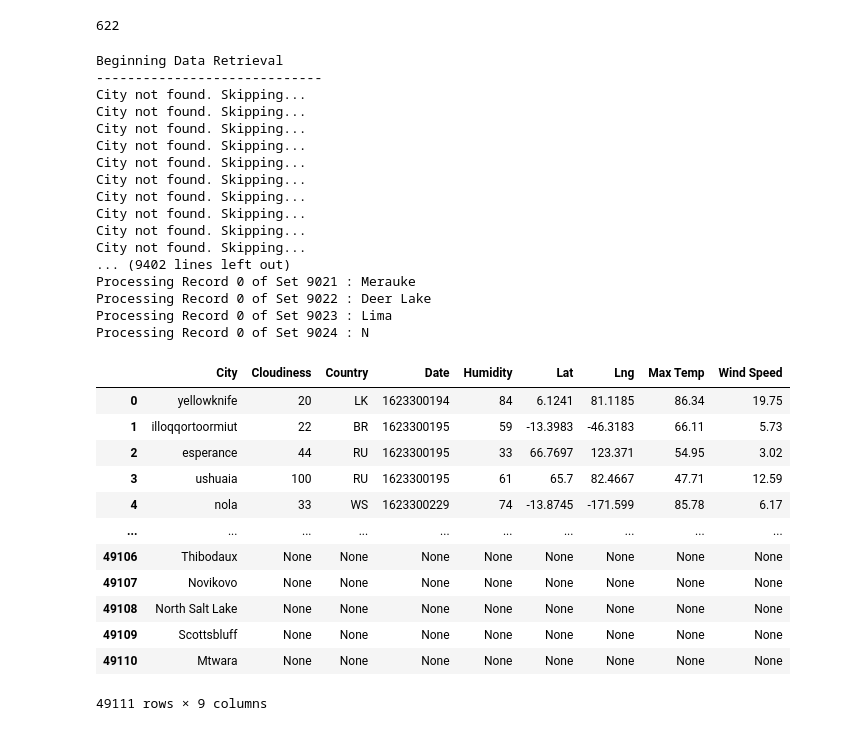
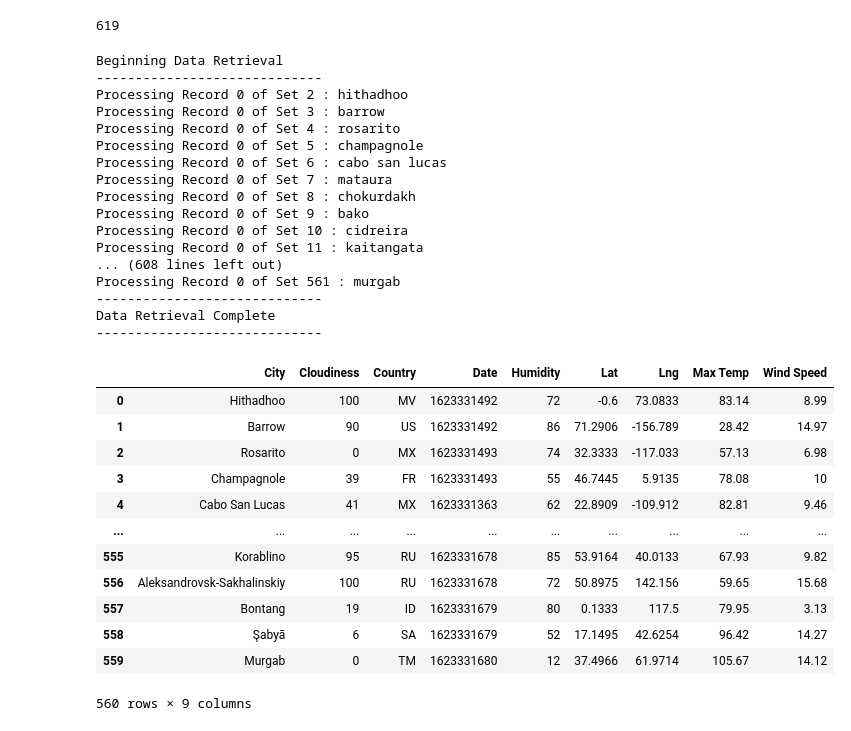
Before and after one commit to davro76/Python_API_Challenge, a Jupyter notebook: WeatherPy/weatherpy.ipynb, the cells around one changed output. Drawn from its saved outputs; the diff is of its cells as text; code cells hidden in the pictures.

```diff
--- a/WeatherPy/weatherpy.ipynb
+++ b/WeatherPy/weatherpy.ipynb
@@ -20,9 +20,10 @@ lng_range = (-180, 180)
 # %%
 # List for holding lat_lngs and cities
 lat_lngs = []
+cities = []
 
 # Create new empty list to hold the data
-cities = []
+cities_name_list = []
 cloudiness_list = []
 country_list = []
 date_list = []
@@ -50,7 +51,7 @@ for lat_lng in lat_lngs:
 # Print the city count to confirm sufficient count
 len(cities)
 # %% [output]
-622
+619
 # %%
 # Performing API calls
 
@@ -62,10 +63,10 @@ units = "imperial"
 query_url = f"{base_url}appid={weather_api_key}&units={units}&q="
 
 # For each city name in cities list, do below things...
-for index, city in enumerate(cities, start = 1):
+for index, city in enumerate(cities):
     try:
         response = requests.get(query_url + city).json()
-        cities.append(response["name"])
+        cities_name_list .append(response["name"])
         cloudiness_list.append(response["clouds"]["all"])
         country_list.append(response["sys"]["country"])
         date_list.append(response["dt"])
@@ -92,25 +93,25 @@ print("-----------------------------")
 # %% [output]
 Beginning Data Retrieval
 -----------------------------
-City not found. Skipping...
-City not found. Skipping...
-City not found. Skipping...
-City not found. Skipping...
-City not found. Skipping...
-City not found. Skipping...
-City not found. Skipping...
-City not found. Skipping...
-City not found. Skipping...
-City not found. Skipping...
-... (9402 lines left out)
-Processing Record 0 of Set 9021 : Merauke
-Processing Record 0 of Set 9022 : Deer Lake
-Processing Record 0 of Set 9023 : Lima
-Processing Record 0 of Set 9024 : N
+Processing Record 0 of Set 2 : hithadhoo
+Processing Record 0 of Set 3 : barrow
+Processing Record 0 of Set 4 : rosarito
+Processing Record 0 of Set 5 : champagnole
+Processing Record 0 of Set 6 : cabo san lucas
+Processing Record 0 of Set 7 : mataura
+Processing Record 0 of Set 8 : chokurdakh
+Processing Record 0 of Set 9 : bako
+Processing Record 0 of Set 10 : cidreira
+Processing Record 0 of Set 11 : kaitangata
+... (608 lines left out)
+Processing Record 0 of Set 561 : murgab
+-----------------------------
+Data Retrieval Complete
+-----------------------------
 # %%
 # Create a dictionary with the data retrieved
 weather_data_dict = {
-                "City" : cities,
+                "City" : cities_name_list,
                 "Cloudiness" : cloudiness_list,
                 "Country" : country_list,
                 "Date" : date_list,
@@ -125,23 +126,23 @@ weather_data_dict = {
 weather_df = pd.DataFrame.from_dict(weather_data_dict, orient='index')
 
 # Transpose rows and columns
-weather_df.transpose()
+weather_df = weather_df.transpose()
 
 # Download retrieved data into a csv file named cities_output
 weather_df.to_csv("/Users/rodneydavermann/Desktop/Python_api_Challenge/OutputData/cities_output.csv", index=False,header=True, encoding='utf-8')
 # %%
-weather_df.transpose()
+weather_df
 # %% [output]
 |  | City | Cloudiness | Country | Date | Humidity | Lat | Lng | Max Temp | Wind Speed |
-| 0 | yellowknife | 20 | LK | 1623300194 | 84 | 6.1241 | 81.1185 | 86.34 | 19.75 |
-| 1 | illoqqortoormiut | 22 | BR | 1623300195 | 59 | -13.3983 | -46.3183 | 66.11 | 5.73 |
-| 2 | esperance | 44 | RU | 1623300195 | 33 | 66.7697 | 123.371 | 54.95 | 3.02 |
-| 3 | ushuaia | 100 | RU | 1623300195 | 61 | 65.7 | 82.4667 | 47.71 | 12.59 |
-| 4 | nola | 33 | WS | 1623300229 | 74 | -13.8745 | -171.599 | 85.78 | 6.17 |
+| 0 | Hithadhoo | 100 | MV | 1623331492 | 72 | -0.6 | 73.0833 | 83.14 | 8.99 |
+| 1 | Barrow | 90 | US | 1623331492 | 86 | 71.2906 | -156.789 | 28.42 | 14.97 |
+| 2 | Rosarito | 0 | MX | 1623331493 | 74 | 32.3333 | -117.033 | 57.13 | 6.98 |
+| 3 | Champagnole | 39 | FR | 1623331493 | 55 | 46.7445 | 5.9135 | 78.08 | 10 |
+| 4 | Cabo San Lucas | 41 | MX | 1623331363 | 62 | 22.8909 | -109.912 | 82.81 | 9.46 |
 | ... | ... | ... | ... | ... | ... | ... | ... | ... | ... |
-| 49106 | Thibodaux | None | None | None | None | None | None | None | None |
-| 49107 | Novikovo | None | None | None | None | None | None | None | None |
-| 49108 | North Salt Lake | None | None | None | None | None | None | None | None |
-| 49109 | Scottsbluff | None | None | None | None | None | None | None | None |
-| 49110 | Mtwara | None | None | None | None | None | None | None | None |
+| 555 | Korablino | 95 | RU | 1623331678 | 85 | 53.9164 | 40.0133 | 67.93 | 9.82 |
+| 556 | Aleksandrovsk-Sakhalinskiy | 100 | RU | 1623331678 | 72 | 50.8975 | 142.156 | 59.65 | 15.68 |
+| 557 | Bontang | 19 | ID | 1623331679 | 80 | 0.1333 | 117.5 | 79.95 | 3.13 |
+| 558 | Şabyā | 6 | SA | 1623331679 | 52 | 17.1495 | 42.6254 | 96.42 | 14.27 |
+| 559 | Murgab | 0 | TM | 1623331680 | 12 | 37.4966 | 61.9714 | 105.67 | 14.12 |
-49111 rows × 9 columns
+560 rows × 9 columns
```
Also changed, not shown: parts of 1 cell of this notebook, 2 other files.
